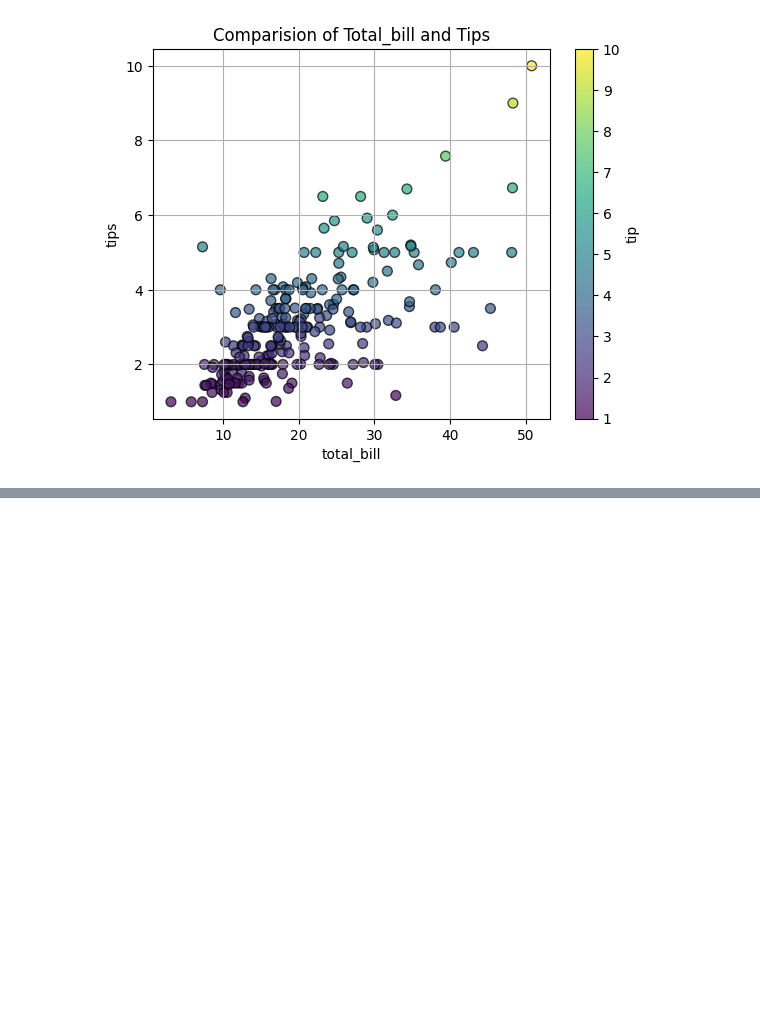
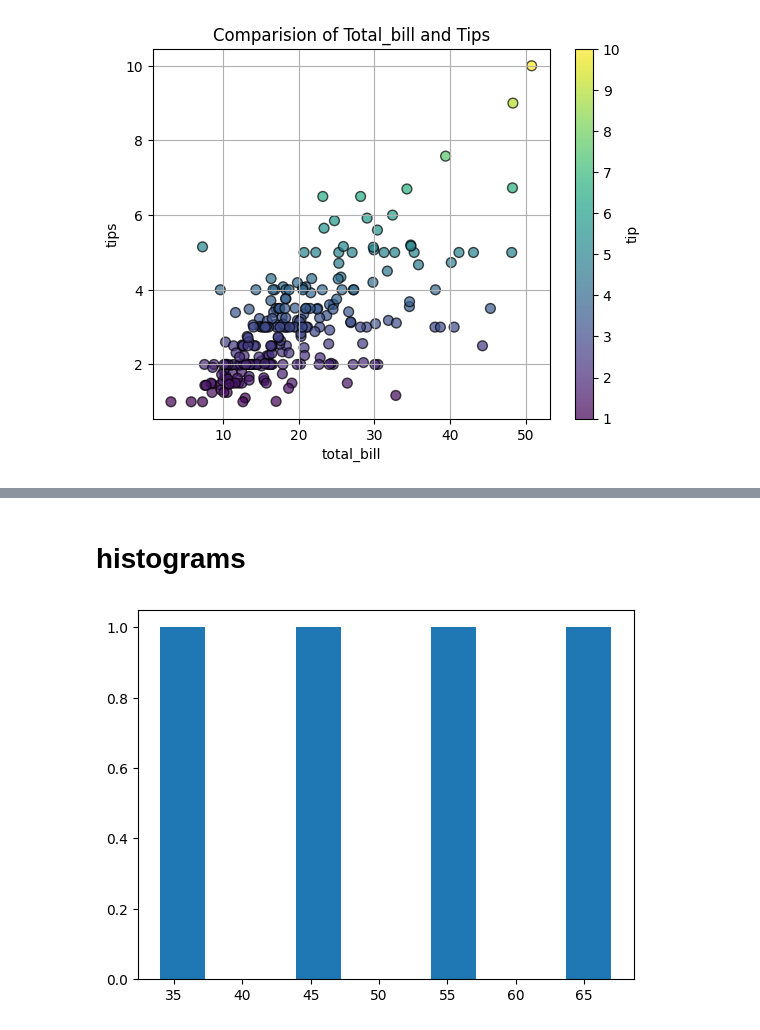
Before and after one commit to sthasarita/Matplotlib_Seaborn, a Jupyter notebook: practice.ipynb, the cells around one changed output, grey strips where cells are left out. Drawn from its saved outputs; the diff is of its cells as text; code cells hidden in the pictures; blank space fills up the shorter version.

```diff
--- a/practice.ipynb
+++ b/practice.ipynb
@@ -747,0 +787,9 @@ plt.show()
+# %% [markdown]
+# histograms
+# %%
+# wihtout bins also you canuse it for the frequency count/
+data = [34, 45, 56, 67]
+plt.hist(data)
+plt.show()
+# %% [output]
+[figure, added]
```
Also changed, not shown: parts of 25 cells of this notebook, 2 other files.
